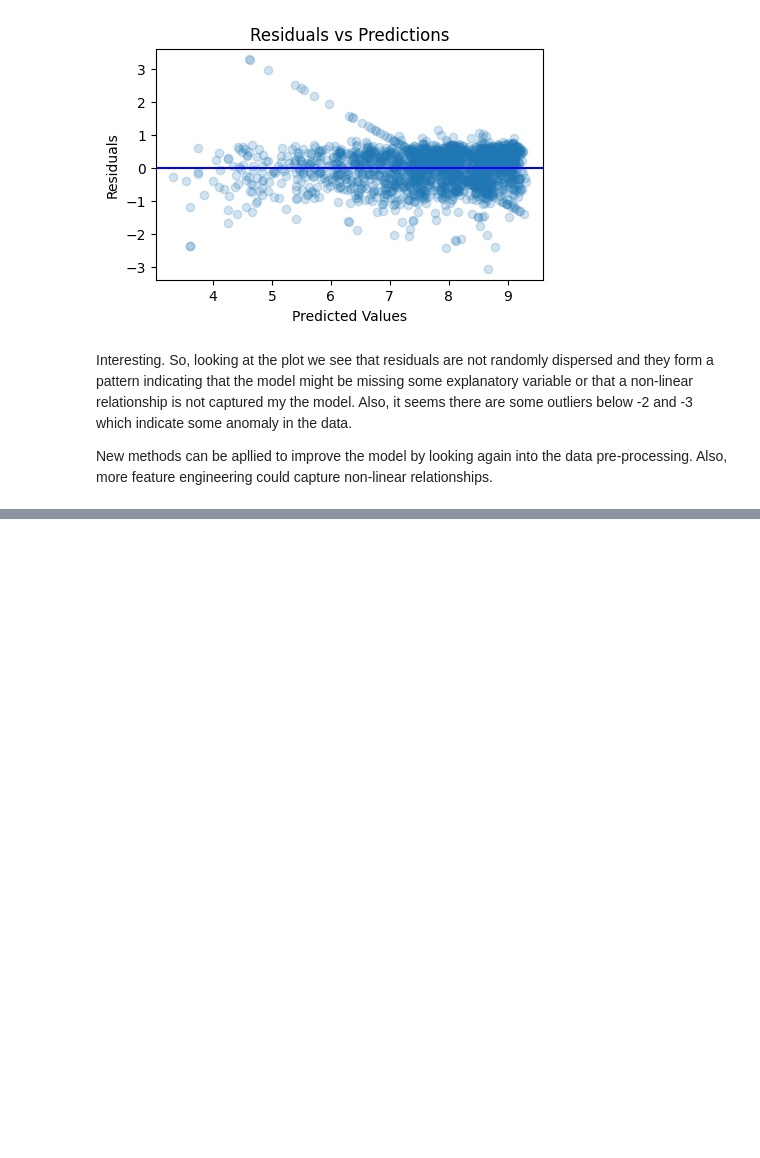
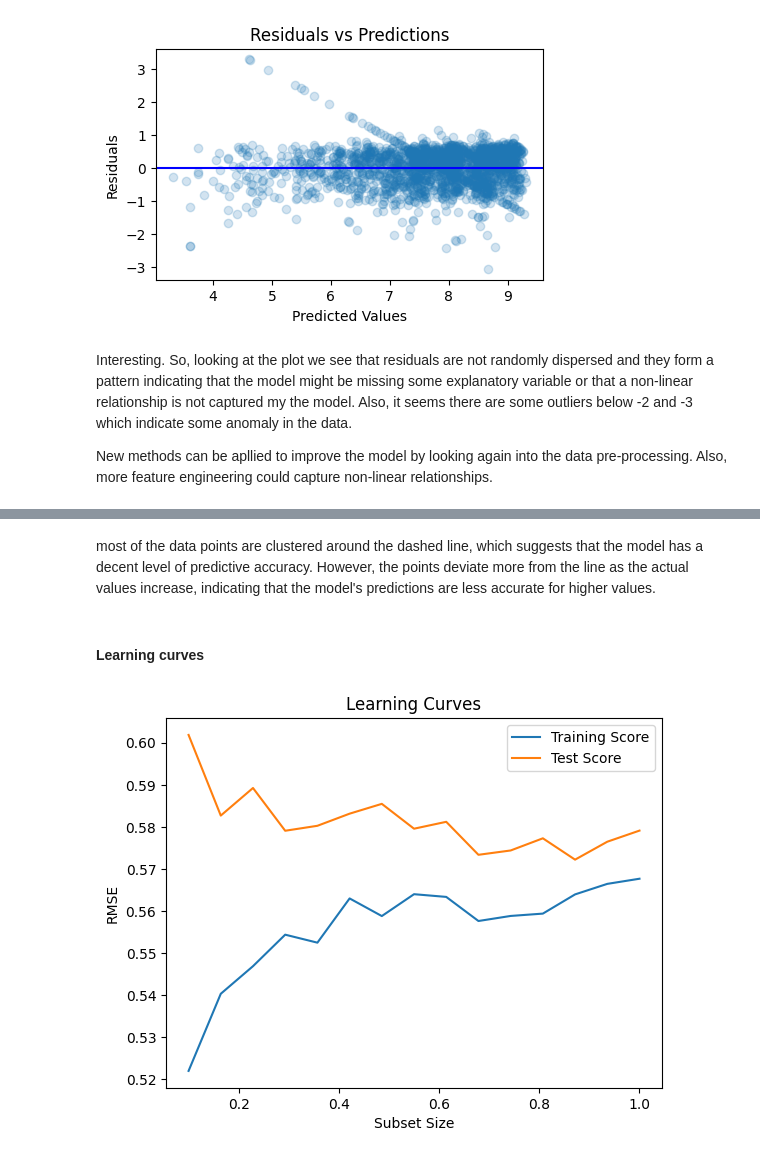
Before and after one commit to krsk29/ML-pipeline-Co2, a Jupyter notebook: src/model_evaluation.ipynb, the cells around one changed output, grey strips where cells are left out. Cells and saved outputs as stored; diff of their text form; code cells hidden in the pictures; blank space fills up the shorter version.

```diff
--- a/src/model_evaluation.ipynb
+++ b/src/model_evaluation.ipynb
@@ -58,0 +88,41 @@ New methods can be apllied to improve the model by looking again into the data p
+# %% [markdown]
+most of the data points are clustered around the dashed line, which suggests that the model has a decent level of predictive accuracy. However, the points deviate more from the line as the actual values increase, indicating that the model's predictions are less accurate for higher values.
+# %% [markdown]
+#### Learning curves
+# %%
+# Re-initialize the RandomForestRegressor
+rf = RandomForestRegressor(featuresCol="features", labelCol="log_CO2_emission")
+
+subset_sizes = np.linspace(0.1, 1.0, 15)
+train_scores = []
+test_scores = []
+
+evaluator = RegressionEvaluator(labelCol="log_CO2_emission", predictionCol="prediction", metricName="rmse")
+
+for subset_size in subset_sizes:
+    # Sample the training data
+    subset_train_df = TRAIN_TRANSFORMED_DF.sample(withReplacement=False, fraction=subset_size, seed=33)
+
+    # Fit the model on the subset
+    model = rf.fit(subset_train_df)
+
+    # Evaluate on the subset
+    train_predictions = model.transform(subset_train_df)
+    train_rmse = evaluator.evaluate(train_predictions)
+    train_scores.append(train_rmse)
+
+    # Evaluate on the test set
+    test_predictions = model.transform(TEST_TRANSFORMED_DF)
+    test_rmse = evaluator.evaluate(test_predictions)
+    test_scores.append(test_rmse)
+
+# Plotting
+plt.plot(subset_sizes, train_scores, label='Training Score')
+plt.plot(subset_sizes, test_scores, label='Test Score')
+plt.xlabel('Subset Size')
+plt.ylabel('RMSE')
+plt.title('Learning Curves')
+plt.legend()
+plt.show()
+# %% [output]
+[figure, added]
```
Also changed, not shown: parts of 8 cells of this notebook.
